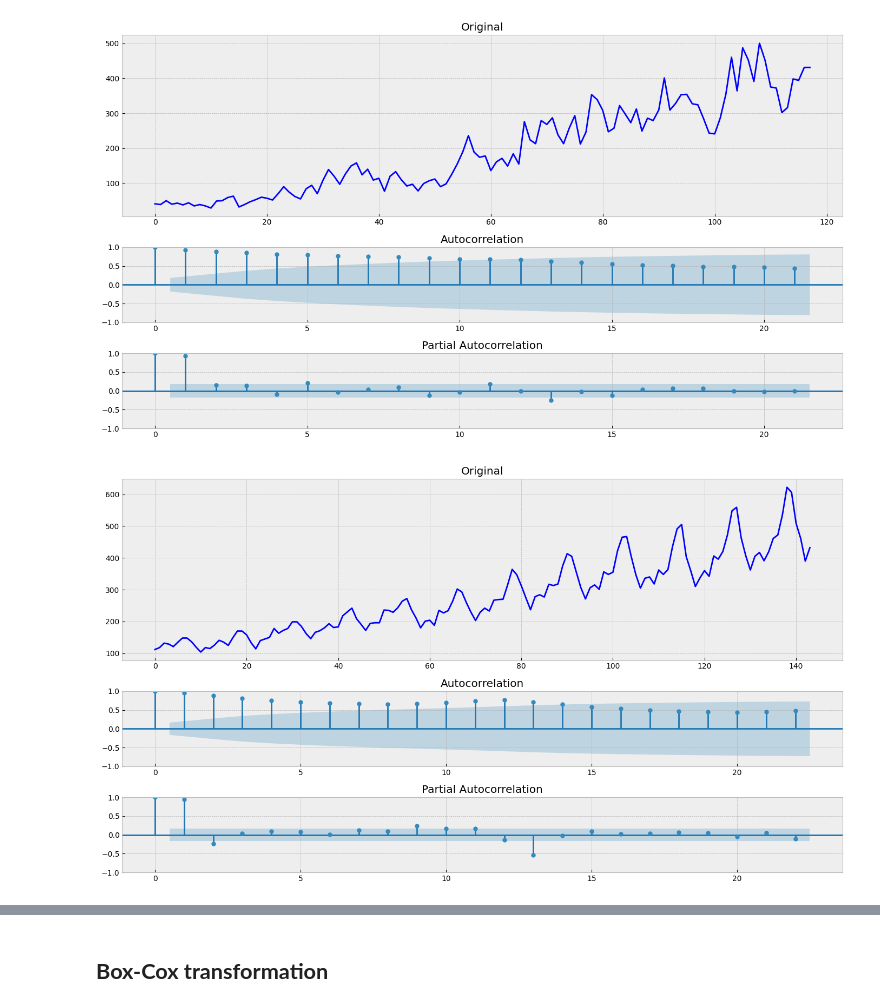
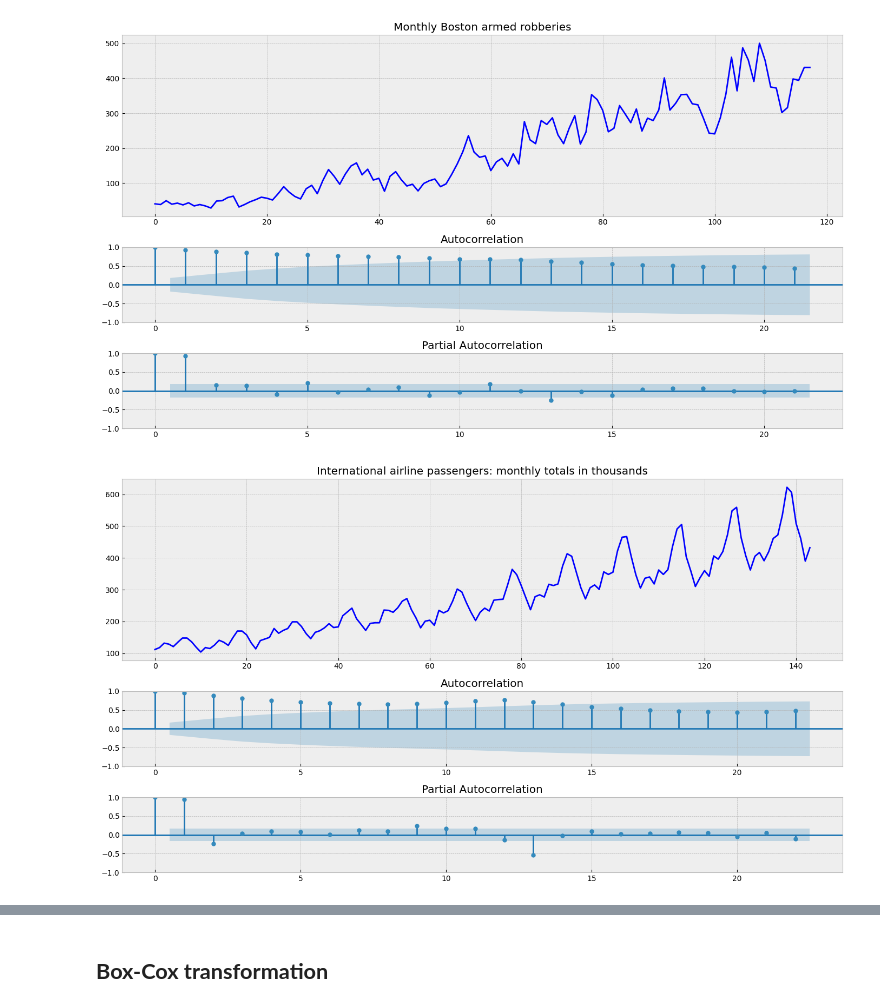
Before and after one commit to AlexBorealis/netology_tsml_hw, a Jupyter notebook: kozlov_tsml_hw_1.ipynb, the cells around one changed output, grey strips where cells are left out. Cells and saved outputs as stored; diff of their text form; code cells hidden in the pictures.

```diff
--- a/kozlov_tsml_hw_1.ipynb
+++ b/kozlov_tsml_hw_1.ipynb
@@ -35,7 +35,7 @@ def test_stationarity(timeseries):
     dfoutput.columns = ['parameters', 'value']
     return dfoutput
 
-def tsplot(y, lags= None, figsize= (14, 8), style= 'bmh'):
+def tsplot(y, lags= None, figsize= (14, 8), style= 'bmh', plot_name= None):
     test_stationarity(y)
     if not isinstance(y, pd.Series):
         y = pd.Series(y)
@@ -47,7 +47,7 @@ def tsplot(y, lags= None, figsize= (14, 8), style= 'bmh'):
         pacf_ax = plt.subplot2grid(layout, (3, 0))
 
         y.plot(ax= ts_ax, color= 'blue', label= 'Or')
-        ts_ax.set_title('Original')
+        ts_ax.set_title(plot_name)
 
         smt.graphics.plot_acf(y, lags= lags, ax= acf_ax, alpha= .05)
         smt.graphics.plot_pacf(y, lags= lags, ax= pacf_ax, alpha= .05)
@@ -91,5 +89,5 @@ for key, value in all_series.items():
 
     p_value = test_results.loc[test_results['parameters'] == 'p-value', 'value'].iloc[0]
     if p_value > .05:
-        data_plots[key] = tsplot(value)
+        data_plots[key] = tsplot(value, plot_name= key)
 # %% [output]
@@ -97,2 +95,2 @@ for key, value in all_series.items():
-[figure, old version]
+[figure, new version]
-[figure, old version]
+[figure, new version]
```
Also changed, not shown: parts of 3 cells of this notebook.
